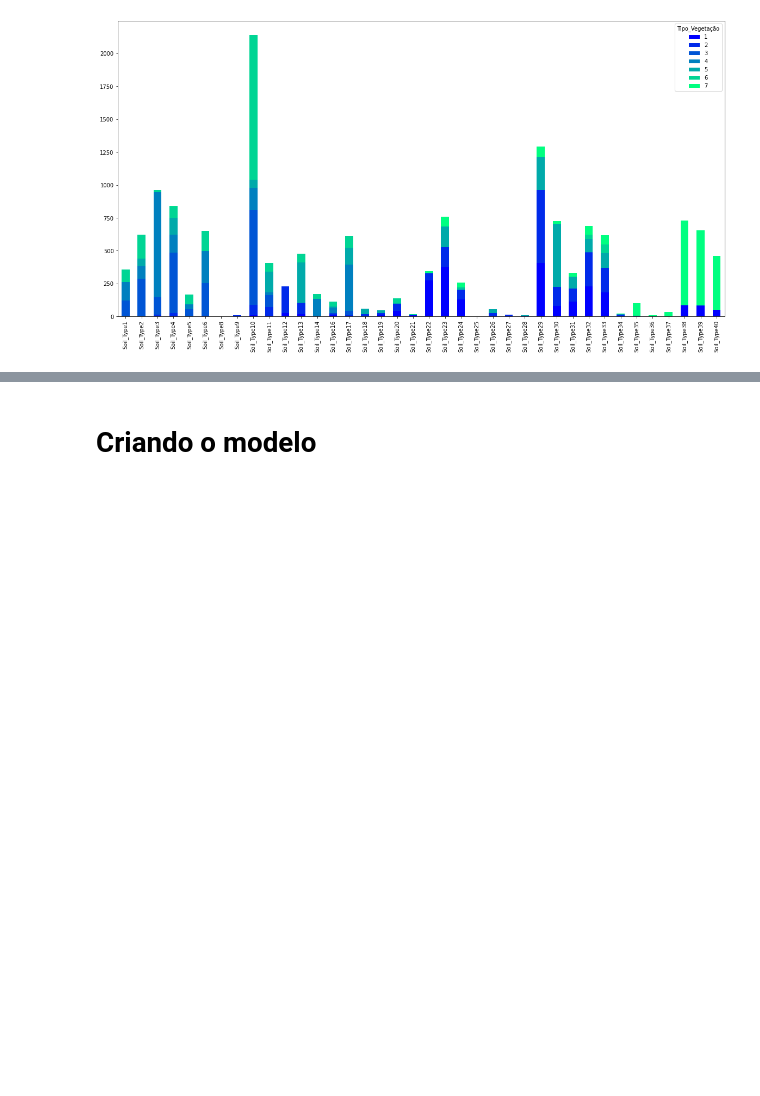
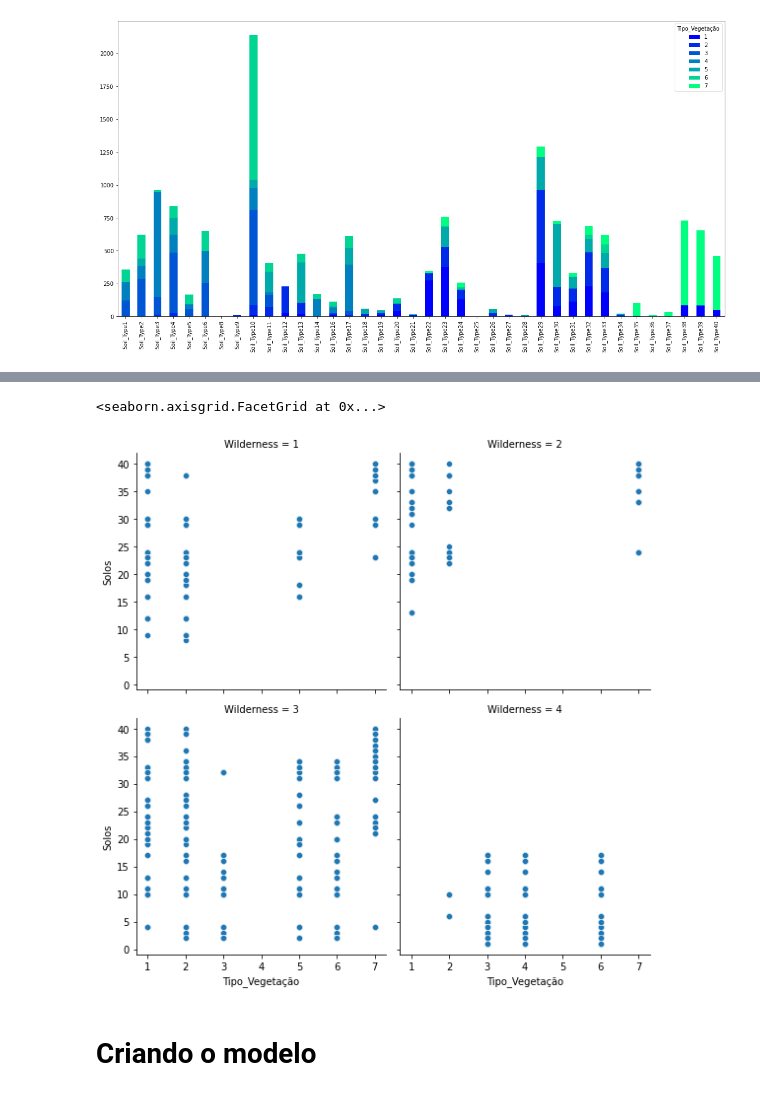
Before and after one commit to GARCl-A/Forest-Cover-Type-Prediction, a Jupyter notebook: main.ipynb, the cells around one changed output, grey strips where cells are left out. Cells and saved outputs as stored; diff of their text form; code cells hidden in the pictures; blank space fills up the shorter version.

```diff
--- a/main.ipynb
+++ b/main.ipynb
@@ -99,3 +109,24 @@ solos.T.plot(kind='bar',stacked=True,colormap='winter')
+# %%
+
+df=treino[lista_solos]
+df1=treino[['Wilderness_Area1','Wilderness_Area2','Wilderness_Area3','Wilderness_Area4']]
+s= pd.DataFrame([x for x in np.where(df ==1, df.columns,'').flatten().tolist() if len(x) >0],columns= (['Solos']))
+dict = {f'Soil_Type{i}':i for i in range(1,41) if i not in [7,15]}
+z= pd.DataFrame([x for x in np.where(df1 ==1, df1.columns,'').flatten().tolist() if len(x) >0],columns= (['Wilderness']))
+dict1 = {f'Wilderness_Area{i}':i for i in range(1,5)}
+
+s['Solos']=s['Solos'].map(dict)
+z['Wilderness']=z['Wilderness'].map(dict1)
+szv=pd.DataFrame()
+szv['Solos'] = s['Solos']
+szv['Wilderness']=z['Wilderness']
+szv['Tipo_Vegetação']=treino['Tipo_Vegetação']
+
+grafico5 = sns.FacetGrid(szv, col='Wilderness', height=4,col_wrap=2)
+grafico5.map(sns.scatterplot,'Tipo_Vegetação','Solos')
+# %% [output]
+<seaborn.axisgrid.FacetGrid at 0x...>
+[figure, added]
 # %% [markdown]
 # Criando o modelo
 # %% [markdown]
```
Also changed, not shown: parts of 3 cells of this notebook.
